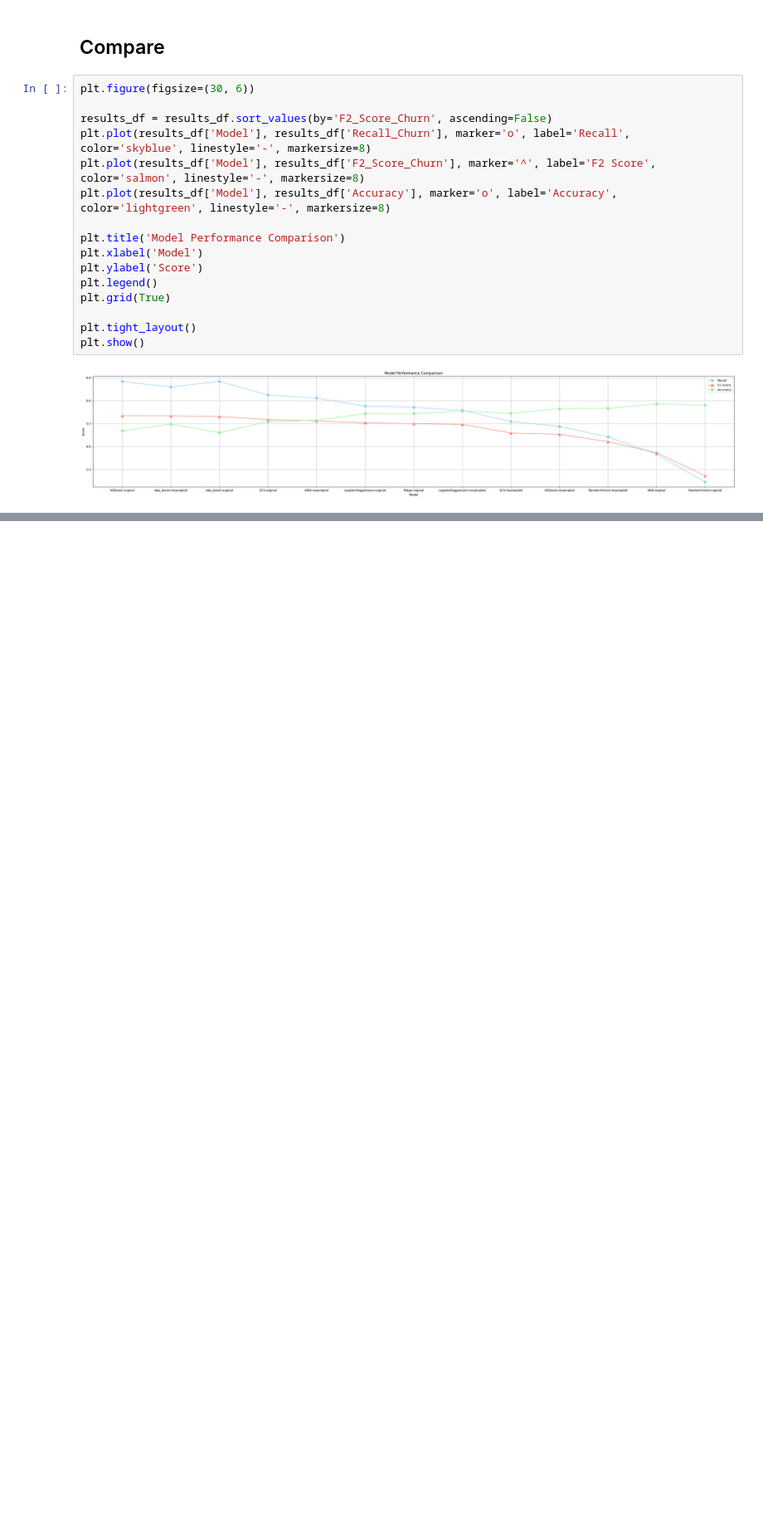
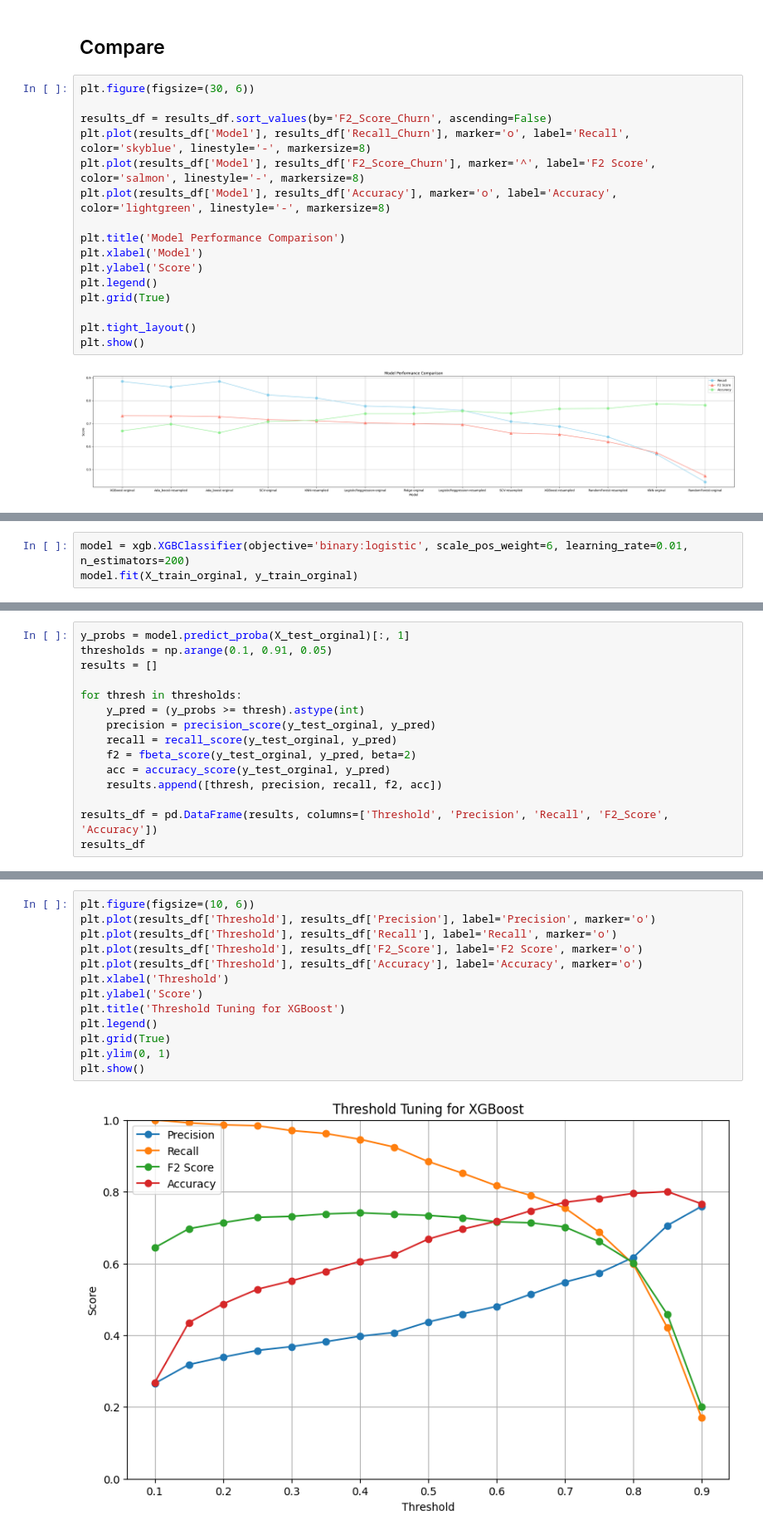
Before and after one commit to SFoad0/Customer-Churn-Prediction, a Jupyter notebook: notebooks/modeling.ipynb, the cells around one changed output, grey strips where cells are left out. Shown at 83% size. Saved outputs shown, nothing was run; the diff lists cells and outputs as text; blank space fills up the shorter version.

```diff
--- a/notebooks/modeling.ipynb
+++ b/notebooks/modeling.ipynb
@@ -492,0 +500,3 @@ plt.show()
+# %%
+model = xgb.XGBClassifier(objective='binary:logistic', scale_pos_weight=6, learning_rate=0.01, n_estimators=200)
+model.fit(X_train_orginal, y_train_orginal)
@@ -492,0 +515,15 @@ plt.show()
+# %%
+y_probs = model.predict_proba(X_test_orginal)[:, 1]
+thresholds = np.arange(0.1, 0.91, 0.05)
+results = []
+
+for thresh in thresholds:
+    y_pred = (y_probs >= thresh).astype(int)
+    precision = precision_score(y_test_orginal, y_pred)
+    recall = recall_score(y_test_orginal, y_pred)
+    f2 = fbeta_score(y_test_orginal, y_pred, beta=2)
+    acc = accuracy_score(y_test_orginal, y_pred)
+    results.append([thresh, precision, recall, f2, acc])
+
+results_df = pd.DataFrame(results, columns=['Threshold', 'Precision', 'Recall', 'F2_Score', 'Accuracy'])
+results_df
@@ -492,0 +549,15 @@ plt.show()
+# %%
+plt.figure(figsize=(10, 6))
+plt.plot(results_df['Threshold'], results_df['Precision'], label='Precision', marker='o')
+plt.plot(results_df['Threshold'], results_df['Recall'], label='Recall', marker='o')
+plt.plot(results_df['Threshold'], results_df['F2_Score'], label='F2 Score', marker='o')
+plt.plot(results_df['Threshold'], results_df['Accuracy'], label='Accuracy', marker='o')
+plt.xlabel('Threshold')
+plt.ylabel('Score')
+plt.title('Threshold Tuning for XGBoost')
+plt.legend()
+plt.grid(True)
+plt.ylim(0, 1)
+plt.show()
+# %% [output]
+[figure, added]
```
Also changed, not shown: parts of 6 cells of this notebook.
